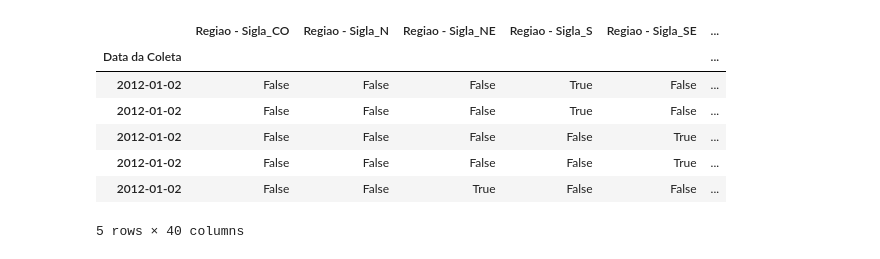
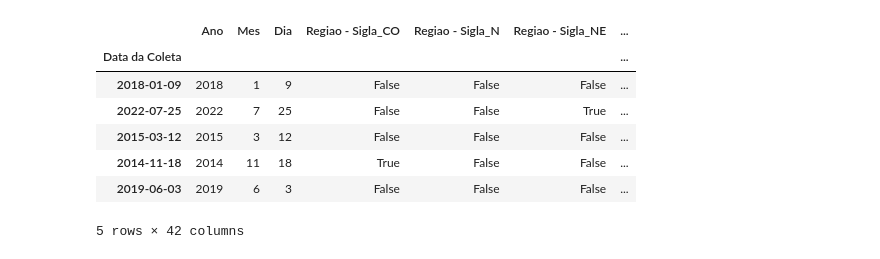
Before and after one commit to Jacksonvieira431/combustiveis_automotivos, a Jupyter notebook: 4_Machine_Leaning.ipynb, the cells around one changed output. Saved outputs shown, nothing was run; the diff lists cells and outputs as text; code cells hidden in the pictures.

```diff
--- a/4_Machine_Leaning.ipynb
+++ b/4_Machine_Leaning.ipynb
@@ -37,3 +23,23 @@ machine_learning_df = pd.get_dummies(machine_learning_df)
+# %%
+machine_learning_df = pd.DataFrame()
+machine_learning_df[['Ano', 'Mes', 'Dia']] = amostra_df[['Ano', 'Mes', 'Dia']]
+# %%
+media_valor = amostra_df['Valor de Venda'].mean()
+desvio_padrao_valor = amostra_df['Valor de Venda'].std()
+
+def padronizar_valor(valor):
+    return (valor - media_valor) / desvio_padrao_valor
+
+machine_learning_df['Valor de Venda'] = amostra_df['Valor de Venda'].apply(padronizar_valor)
+
+colunas_para_padronizar = amostra_df[['Regiao - Sigla', 'Estado - Sigla', 'Produto']]
+
+dummy_columns = pd.get_dummies(colunas_para_padronizar)
+
+machine_learning_df = pd.concat([machine_learning_df, dummy_columns], axis=1)
+
+column_order = ['Valor de Venda'] + [col for col in machine_learning_df.columns if col != 'Valor de Venda']
+machine_learning_df = machine_learning_df[column_order]
 # %%
 machine_learning_df.head()
 # %% [output]
@@ -76,11 +54,16 @@ machine_learning_df['Valor de Venda'] = amostra_df['Valor de Venda'].apply(padro
+# %%
+X = machine_learning_df.drop('Valor de Venda', axis=1)
+y = machine_learning_df['Valor de Venda']
+
+X_train, X_test, y_train, y_test = train_test_split(X, y, test_size=0.2, random_state=42)
 # %%
-machine_learning_df.head()
+X_train.head()
 # %% [output]
-|  | Regiao - Sigla_CO | Regiao - Sigla_N | Regiao - Sigla_NE | Regiao - Sigla_S | Regiao - Sigla_SE | ... |
-| Data da Coleta |  |  |  |  |  | ... |
-| 2012-01-02 | False | False | False | True | False | ... |
-| 2012-01-02 | False | False | False | True | False | ... |
-| 2012-01-02 | False | False | False | False | True | ... |
-| 2012-01-02 | False | False | False | False | True | ... |
-| 2012-01-02 | False | False | True | False | False | ... |
+|  | Ano | Mes | Dia | Regiao - Sigla_CO | Regiao - Sigla_N | Regiao - Sigla_NE | ... |
+| Data da Coleta |  |  |  |  |  |  | ... |
+| 2018-01-09 | 2018 | 1 | 9 | False | False | False | ... |
+| 2022-07-25 | 2022 | 7 | 25 | False | False | True | ... |
+| 2015-03-12 | 2015 | 3 | 12 | False | False | False | ... |
+| 2014-11-18 | 2014 | 11 | 18 | True | False | False | ... |
+| 2019-06-03 | 2019 | 6 | 3 | False | False | False | ... |
-5 rows × 40 columns
+5 rows × 42 columns
```
Also changed, not shown: parts of 27 cells of this notebook.
